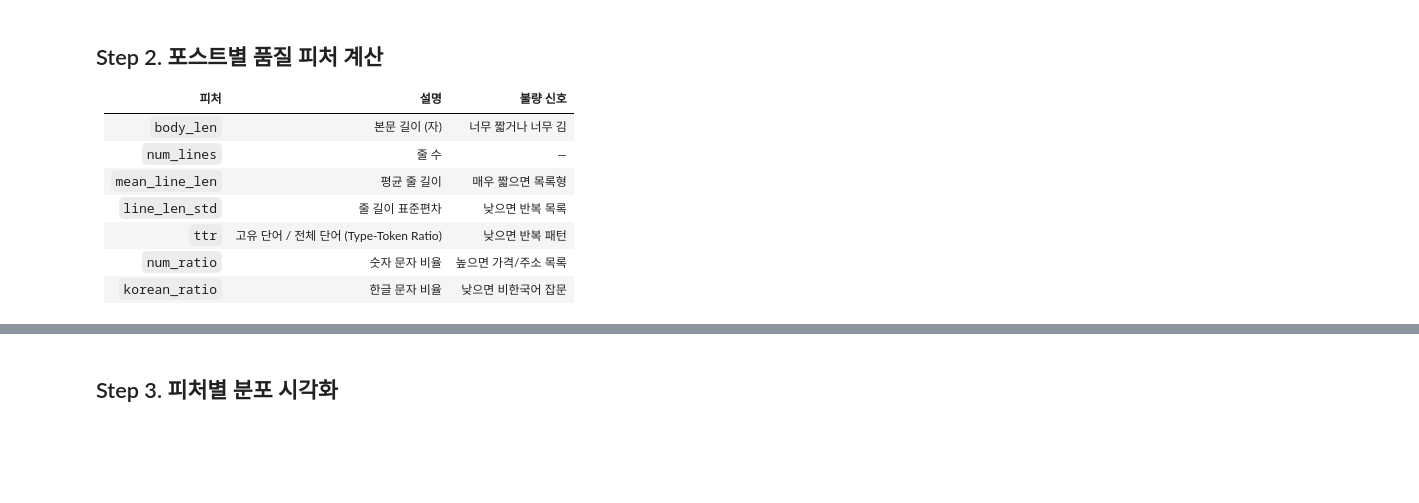
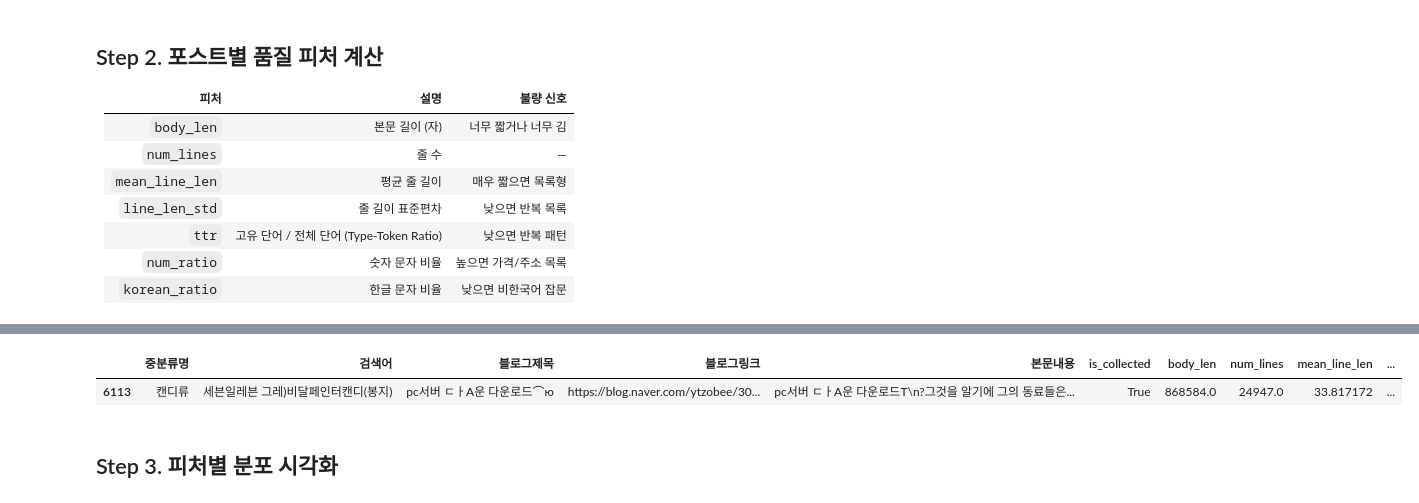
Before and after one commit to Song-exp/Seven-eleven, a Jupyter notebook: eda/ipynb/05_blog_raw_quality_eda.ipynb, the cells around one changed output, grey strips where cells are left out. Saved outputs shown, nothing was run; the diff lists cells and outputs as text; code cells hidden in the pictures; blank space fills up the shorter version.

```diff
--- a/eda/ipynb/05_blog_raw_quality_eda.ipynb
+++ b/eda/ipynb/05_blog_raw_quality_eda.ipynb
@@ -107,3 +139,8 @@ print(df[feats.columns].describe(percentiles=[.25,.5,.75,.9,.95,.99]).round(3))
+# %%
+df[df['body_len'] == max(df['body_len'])]
+# %% [output]
+|  | 중분류명 | 검색어 | 블로그제목 | 블로그링크 | 본문내용 | is_collected | body_len | num_lines | mean_line_len | ... |
+| 6113 | 캔디류 | 세븐일레븐 그레)비달페인터캔디(봉지) | pc서버 ㄷㅏΑ운 다운로드⌒ю | https://blog.naver.com/ytzobee/30... | pc서버 ㄷㅏΑ운 다운로드T\n?그것을 알기에 그의 동료들은... | True | 868584.0 | 24947.0 | 33.817172 | ... |
 # %% [markdown]
 ## Step 3. 피처별 분포 시각화
 # %%
```
Also changed, not shown: parts of 2 cells of this notebook, 35 other files.
